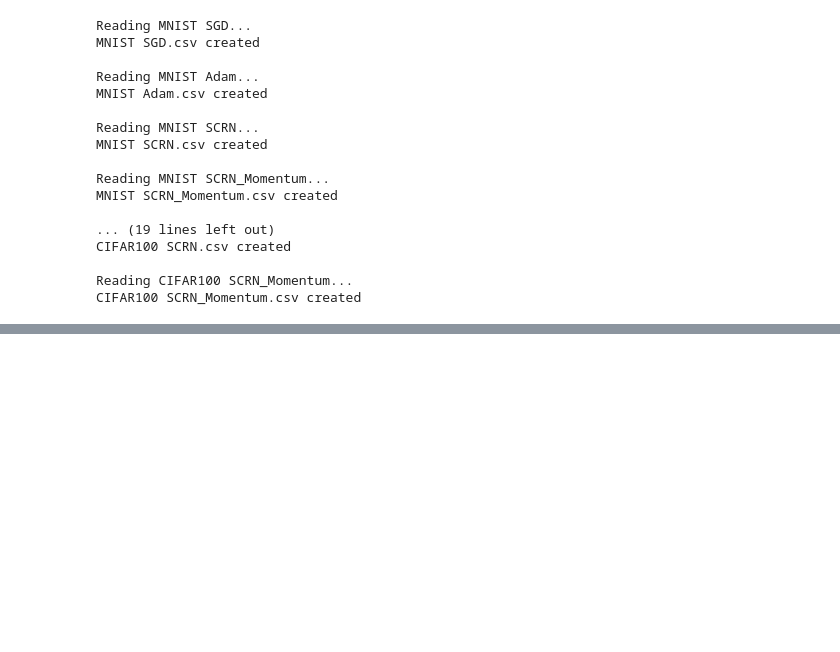
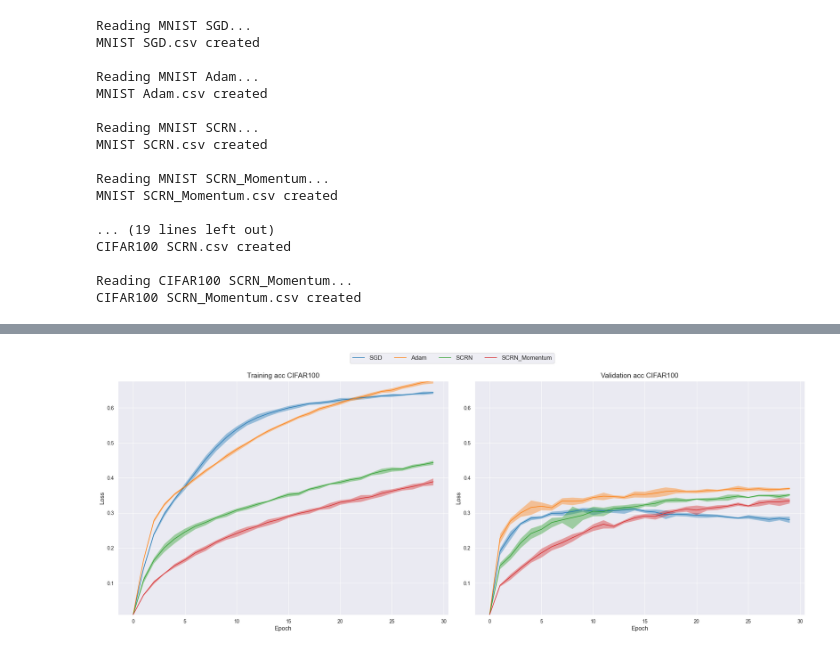
Before and after one commit to CS-433/ml-project-2-hessian4science, a Jupyter notebook: results/Results.ipynb, the cells around one changed output, grey strips where cells are left out. Saved outputs shown, nothing was run; the diff lists cells and outputs as text; code cells hidden in the pictures; blank space fills up the shorter version.

```diff
--- a/results/Results.ipynb
+++ b/results/Results.ipynb
@@ -258,0 +179,4 @@ plt.show()
+# %%
+create_comparative_plot(df, 'acc', min_acc, max_acc)
+# %% [output]
+[figure, added]
```
Also changed, not shown: parts of 15 cells of this notebook, 14 other files.
